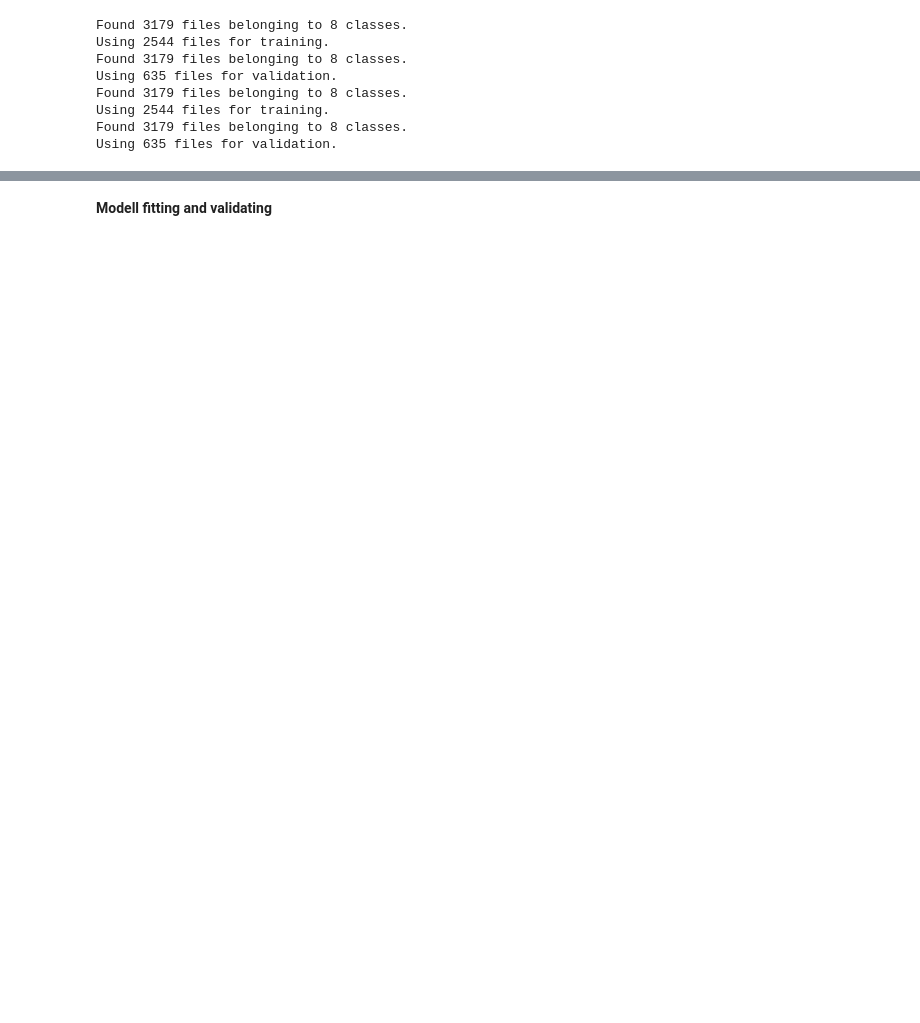
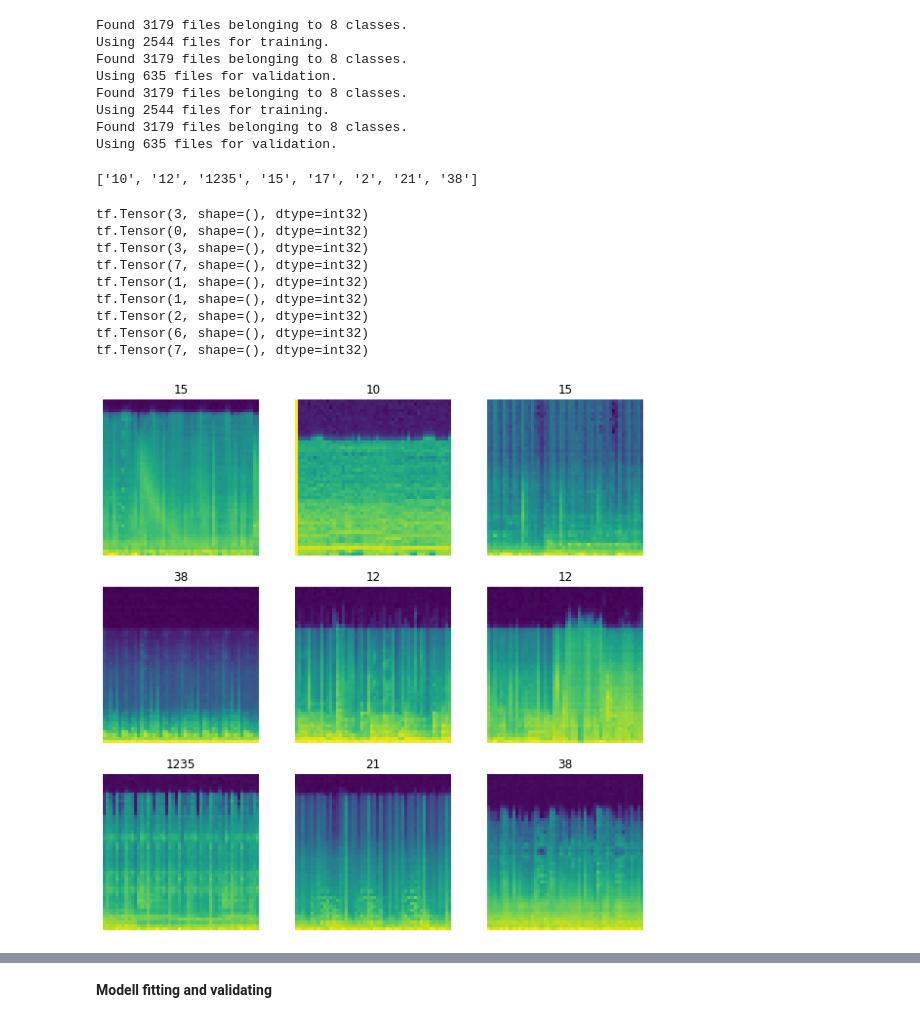
Before and after one commit to CsungaBro/gernre_identifier, a Jupyter notebook: DL_modell.ipynb, the cells around one changed output, grey strips where cells are left out. Saved outputs shown, nothing was run; the diff lists cells and outputs as text; code cells hidden in the pictures; blank space fills up the shorter version.

```diff
--- a/DL_modell.ipynb
+++ b/DL_modell.ipynb
@@ -36,46 +32,46 @@ label_mode="categorical"
 # label_mode="int"
 
 
-train_ds = tf.keras.preprocessing.image_dataset_from_directory(
+train_ds = tf.keras.utils.image_dataset_from_directory(
     image_path,
-    labels=labels,
+    # labels=labels,
     validation_split=validation_s,
     subset="training",
     seed=seeds,
-    label_mode=label_mode,
+    # label_mode=label_mode,
     image_size=image_size,
     batch_size=batch_size,
     color_mode = "grayscale"
 )
-val_ds = tf.keras.preprocessing.image_dataset_from_directory(
+val_ds = tf.keras.utils.image_dataset_from_directory(
     image_path,
-    labels=labels,
+    # labels=labels,
     validation_split=validation_s,
     subset="validation",
     seed=seeds,
-    label_mode=label_mode,
+    # label_mode=label_mode,
     image_size=image_size,
     batch_size=batch_size,
     color_mode = "grayscale"
 )
 
-train_ds_rgb = tf.keras.preprocessing.image_dataset_from_directory(
+train_ds_rgb = tf.keras.utils.image_dataset_from_directory(
     image_path,
-    labels=labels,
+    # labels=labels,
     validation_split=validation_s,
     subset="training",
     seed=seeds,
-    label_mode=label_mode,
+    # label_mode=label_mode,
     image_size=image_size_rgb,
     batch_size=batch_size
 )
-val_ds_rgb = tf.keras.preprocessing.image_dataset_from_directory(
+val_ds_rgb = tf.keras.utils.image_dataset_from_directory(
     image_path,
-    labels=labels,
+    # labels=labels,
     validation_split=validation_s,
     subset="validation",
     seed=seeds,
-    label_mode=label_mode,
+    # label_mode=label_mode,
     image_size=image_size_rgb,
     batch_size=batch_size
 )
@@ -88,3 +84,8 @@ Found 3179 files belonging to 8 classes.
 Using 2544 files for training.
 Found 3179 files belonging to 8 classes.
 Using 635 files for validation.
+# %%
+class_names = train_ds.class_names
+print(class_names)
+# %% [output]
+['10', '12', '1235', '15', '17', '2', '21', '38']
@@ -90,0 +97,20 @@ Using 635 files for validation.
+# %%
+plt.figure(figsize=(10, 10))
+for images, labels in train_ds.take(1):
+  for i in range(9):
+    ax = plt.subplot(3, 3, i + 1)
+    plt.imshow(images[i].numpy().astype("uint8"))
+    print(labels[i])
+    plt.title(class_names[labels[i]])
+    plt.axis("off")
+# %% [output]
+tf.Tensor(3, shape=(), dtype=int32)
+tf.Tensor(0, shape=(), dtype=int32)
+tf.Tensor(3, shape=(), dtype=int32)
+tf.Tensor(7, shape=(), dtype=int32)
+tf.Tensor(1, shape=(), dtype=int32)
+tf.Tensor(1, shape=(), dtype=int32)
+tf.Tensor(2, shape=(), dtype=int32)
+tf.Tensor(6, shape=(), dtype=int32)
+tf.Tensor(7, shape=(), dtype=int32)
+[figure, added]
```
Also changed, not shown: parts of 18 cells of this notebook, 1 other file.
